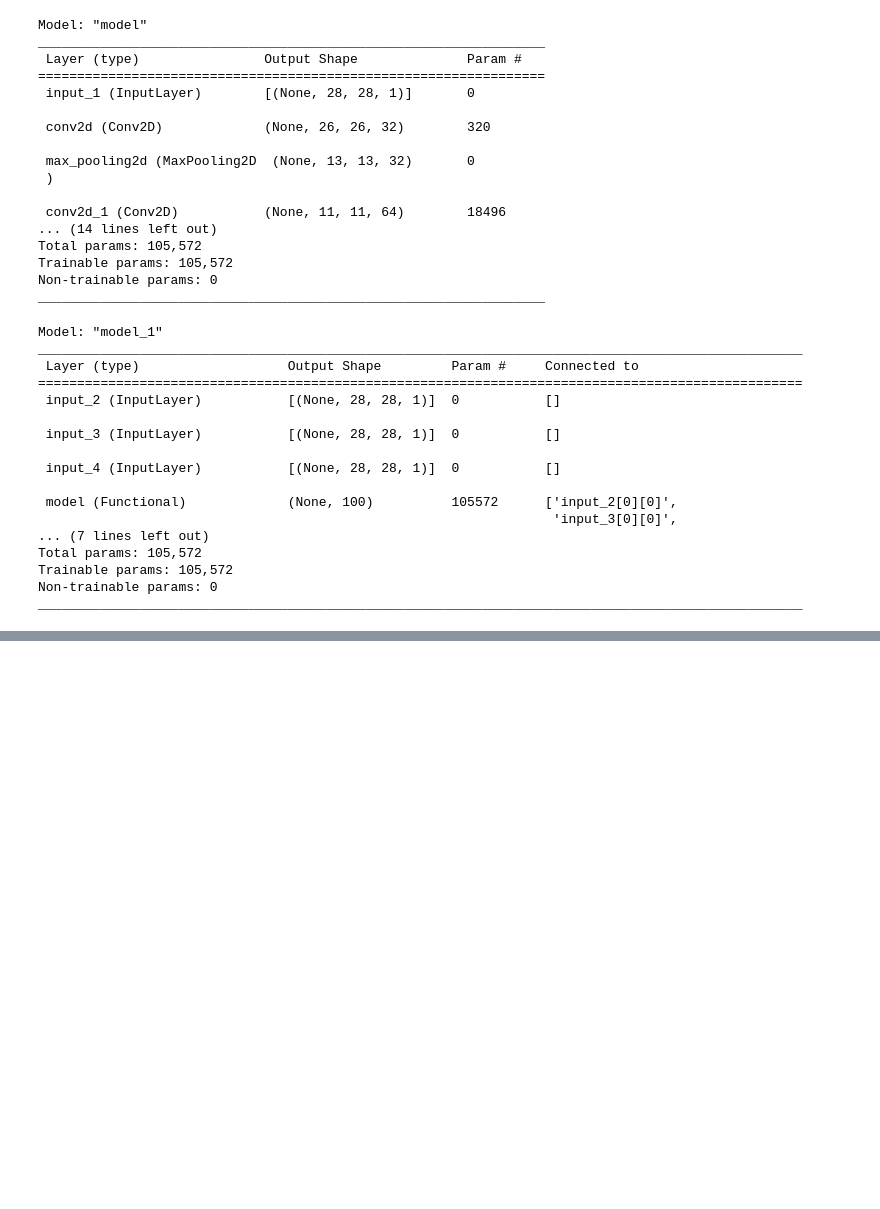
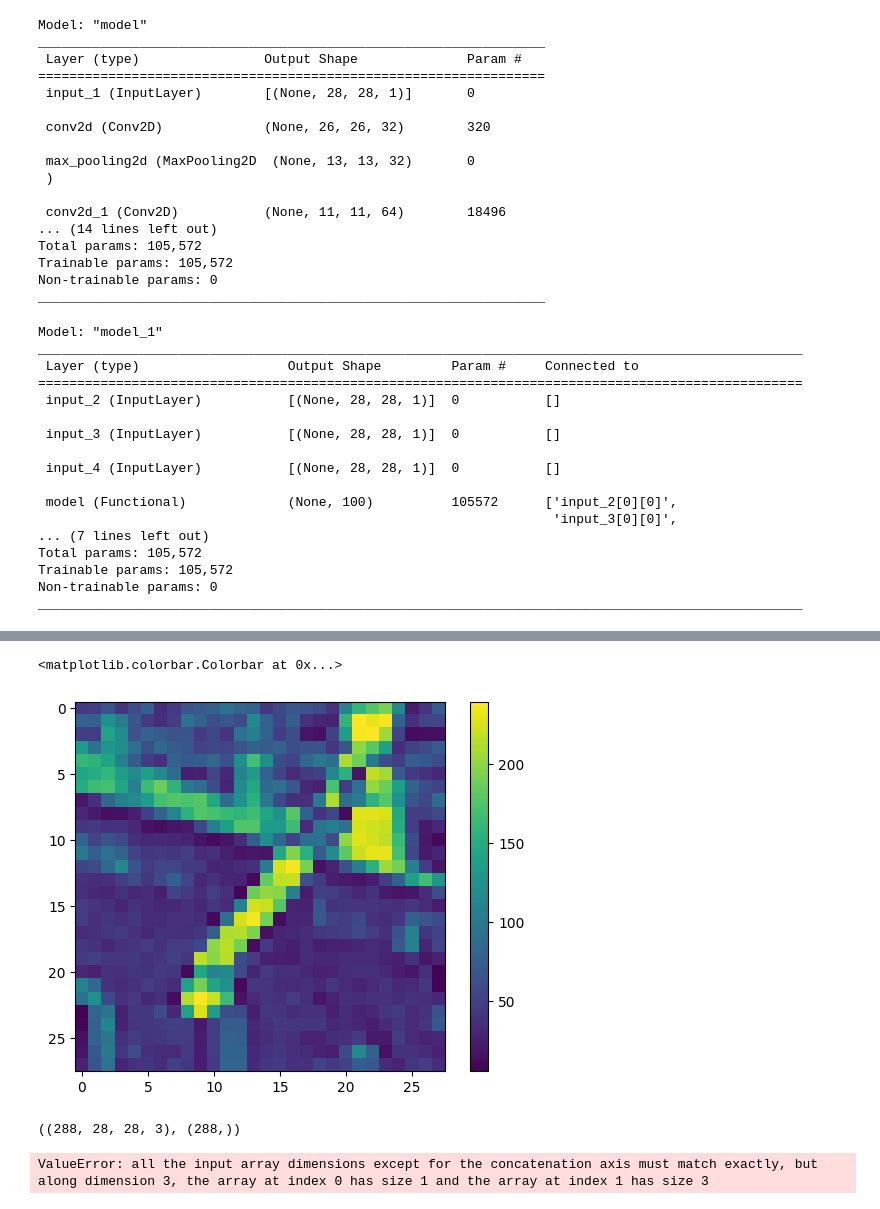
Before and after one commit to levyvix/tccer, a Jupyter notebook: passing.ipynb, the cells around one changed output, grey strips where cells are left out. Saved outputs shown, nothing was run; the diff lists cells and outputs as text; code cells hidden in the pictures; blank space fills up the shorter version.

Commit message:
mnistm labels

```diff
--- a/passing.ipynb
+++ b/passing.ipynb
@@ -158,0 +176,32 @@ AttributeError: module 'sklearn' has no attribute 'ensemble'
+# %%
+# juntar as imagens do mnist e mnistm na mesma classe
+
+# Path: mnistm.py
+import os
+import numpy as np
+from PIL import Image
+from tensorflow.keras.datasets import mnist
+from tensorflow.keras.preprocessing.image import ImageDataGenerator
+from tensorflow.keras.utils import to_categorical
+from sklearn.model_selection import train_test_split
+
+# each folder contains images of a specific digit
+# root folder "/mnistm_labels"
+def load_mnistm():
+    root = "mnistm_labels"
+    folders = os.listdir(root)
+    images = []
+    labels = []
+    for folder in folders:
+        for image_path in os.listdir(os.path.join(root, folder)):
+            image = Image.open(os.path.join(root, folder, image_path))
+            image = np.array(image)
+            images.append(image)
+            labels.append(int(folder))
+    images = np.array(images)
+    labels = np.array(labels)
+    return images, labels
+
+# load mnistm dataset
+
+x_train_m, y_train_m = load_mnistm()
@@ -158,0 +229,15 @@ AttributeError: module 'sklearn' has no attribute 'ensemble'
+# %%
+plt.imshow(x_train_m[52].mean(axis=-1))
+plt.colorbar()
+# %% [output]
+<matplotlib.colorbar.Colorbar at 0x...>
+[figure, added]
+# %%
+x_train_m.shape, y_train_m.shape
+# %% [output]
+((288, 28, 28, 3), (288,))
+# %%
+all_images = np.concatenate([x_train, x_train_m], axis=0)
+all_images
+# %% [output]
+ValueError: all the input array dimensions except for the concatenation axis must match exactly, but along dimension 3, the array at index 0 has size 1 and the array at index 1 has size 3
```
Also changed, not shown: parts of 11 cells of this notebook, 2 other files.
